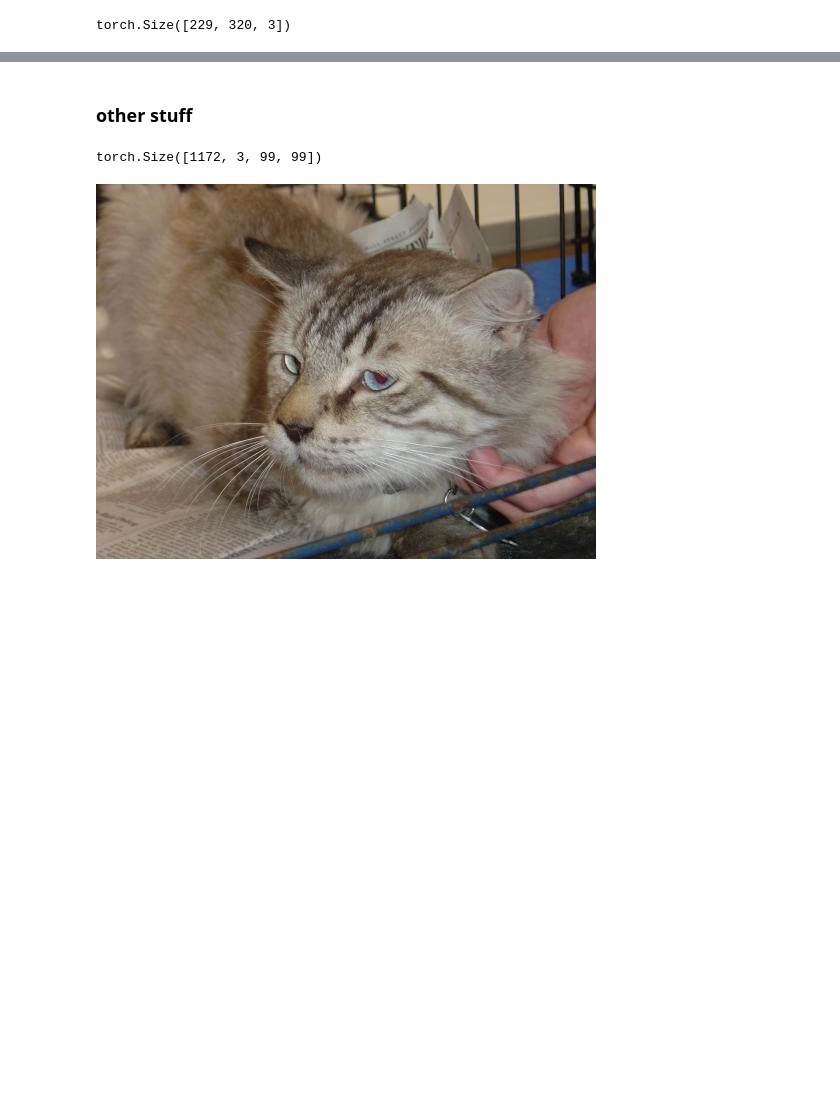
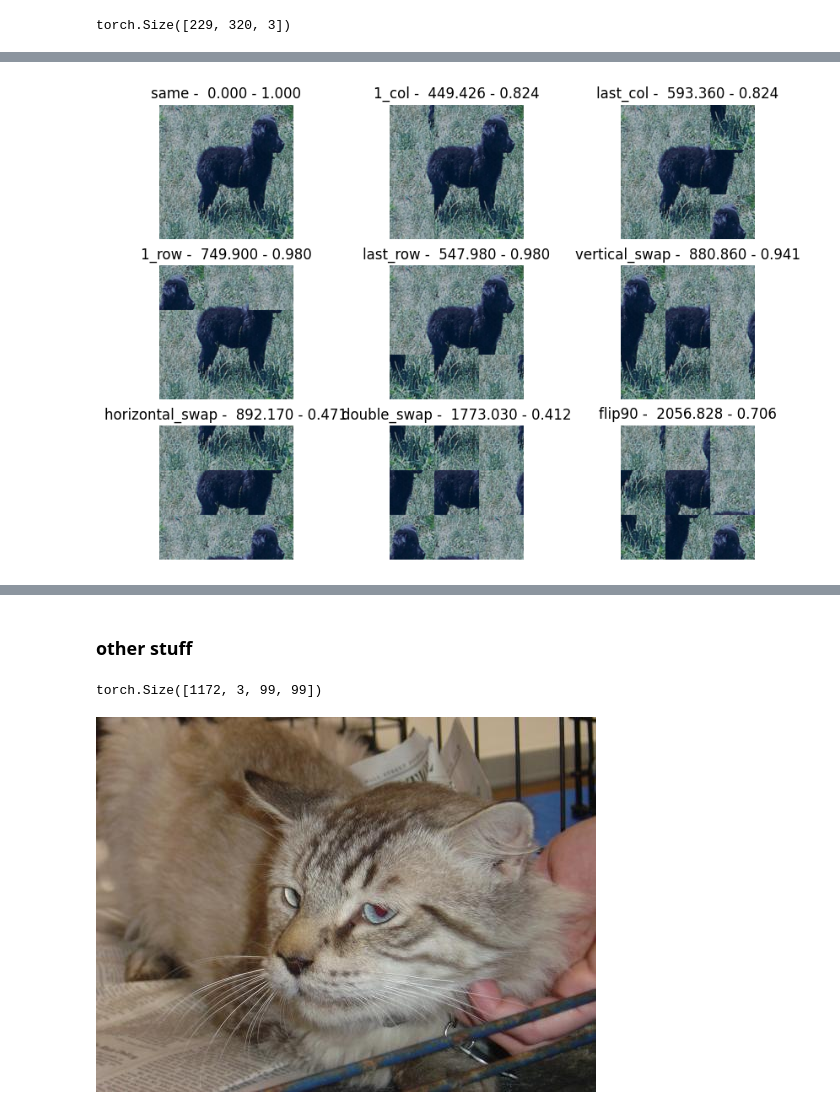
Before and after one commit to itayshap/MLDS-Final-Project, a Jupyter notebook: playground.ipynb, the cells around one changed output, grey strips where cells are left out. Drawn from its saved outputs; the diff is of its cells as text; code cells hidden in the pictures; blank space fills up the shorter version.

```diff
--- a/playground.ipynb
+++ b/playground.ipynb
@@ -110,0 +157,23 @@ pretrained_model.start_train(criterion, optimizer, dataloaders, num_epochs=10)
+# %%
+def permute_by_defined_premutations(img, permutations_set):
+    permuted_imgs = []
+    num_tiles = len(permutations_set[0])
+    tiles_per_row = int(np.sqrt(num_tiles))
+    x = int(img.shape[1] // tiles_per_row * tiles_per_row)
+    y = int(img.shape[2] // tiles_per_row * tiles_per_row)
+    img = img[:, :x, :y]
+    channels, height, width = img.shape
+    tile_width = int(width // tiles_per_row)
+    tile_height = int(height // tiles_per_row)
+    tiled_array = img.reshape(channels, tiles_per_row, tile_height, tiles_per_row, tile_width)
+    tiled_array = tiled_array.swapaxes(2, 3)
+    tiles = tiled_array.reshape(channels, num_tiles, tile_height, tile_width)
+    for permutation in permutations_set:
+        premuted_tiles= tiles[:, permutation]
+        tiled_array = premuted_tiles.reshape(channels, tiles_per_row, tiles_per_row, tile_height, tile_width)
+        tiled_array = tiled_array.swapaxes(2, 3)
+        permuted_img = tiled_array.reshape(channels, height, width)
+        permuted_imgs.append(permuted_img)
+    return torch.stack(permuted_imgs)
+# %%
+images = permute_by_defined_premutations(img, list(premutation_dict.values()))
@@ -110,0 +182,15 @@ pretrained_model.start_train(criterion, optimizer, dataloaders, num_epochs=10)
+# %%
+fig, axes = plt.subplots(3, 3, figsize=(10, 7))
+axes = axes.flatten()
+A= np.arange(tiles_num)
+for i, key in enumerate(premutation_dict.keys()):
+    # img = np.transpose(img, (1, 2, 0))  # Transpose to (H, W, C)
+    axes[i].imshow(torch.permute(denormalize(images[i,:],mean,std),(1,2,0)))
+    score = np.abs(base - calculate_gradient(images[i,:]))
+    B = premutation_dict[key]
+    cosine = np.dot(A,B)/(norm(A)*norm(B))
+    axes[i].set_title(f'{key} - {score: 0.3f} - {cosine:0.3f}')
+    axes[i].axis('off')
+plt.show();
+# %% [output]
+[figure, added]
```
Also changed, not shown: parts of 30 cells of this notebook.
